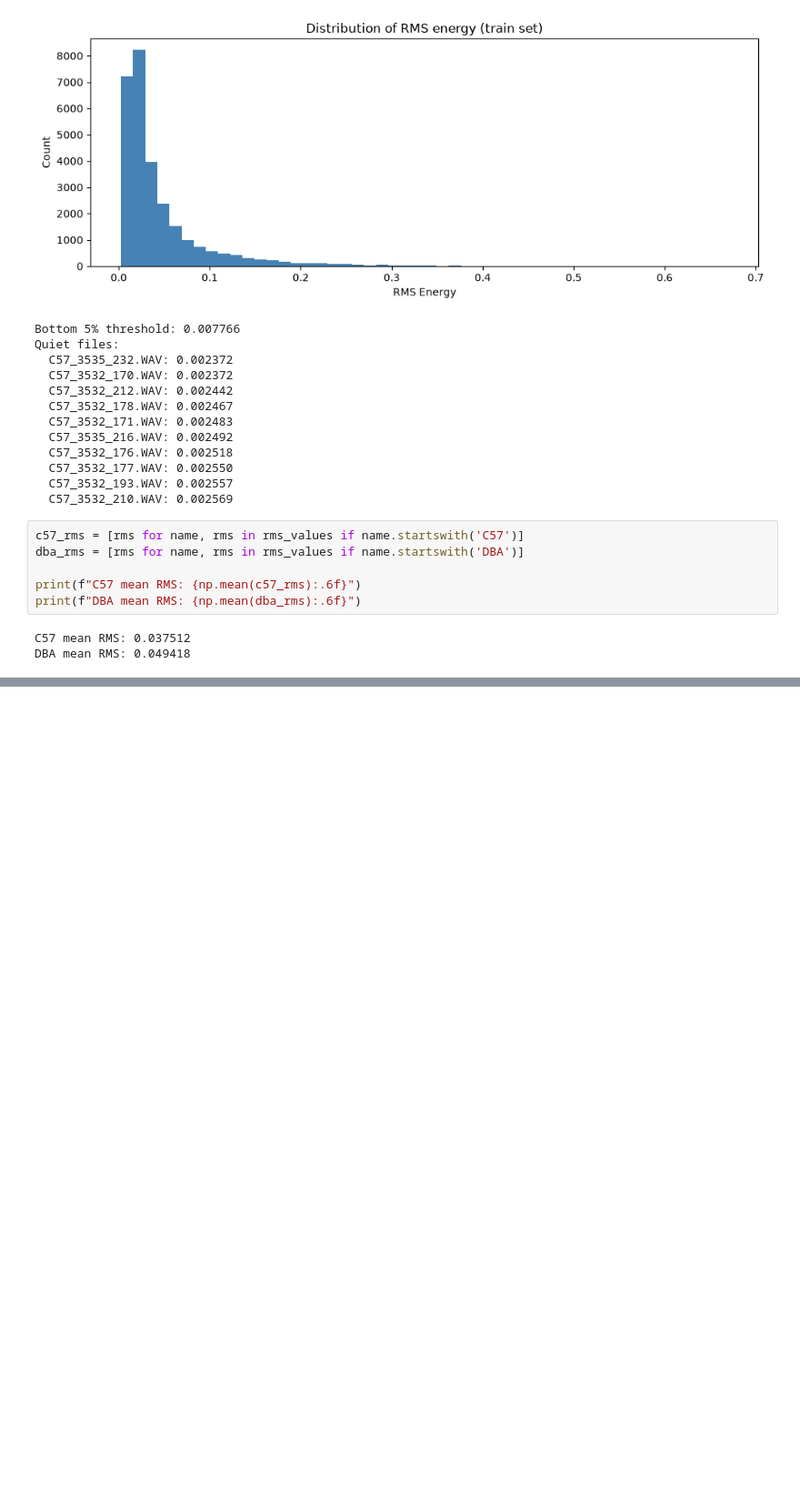
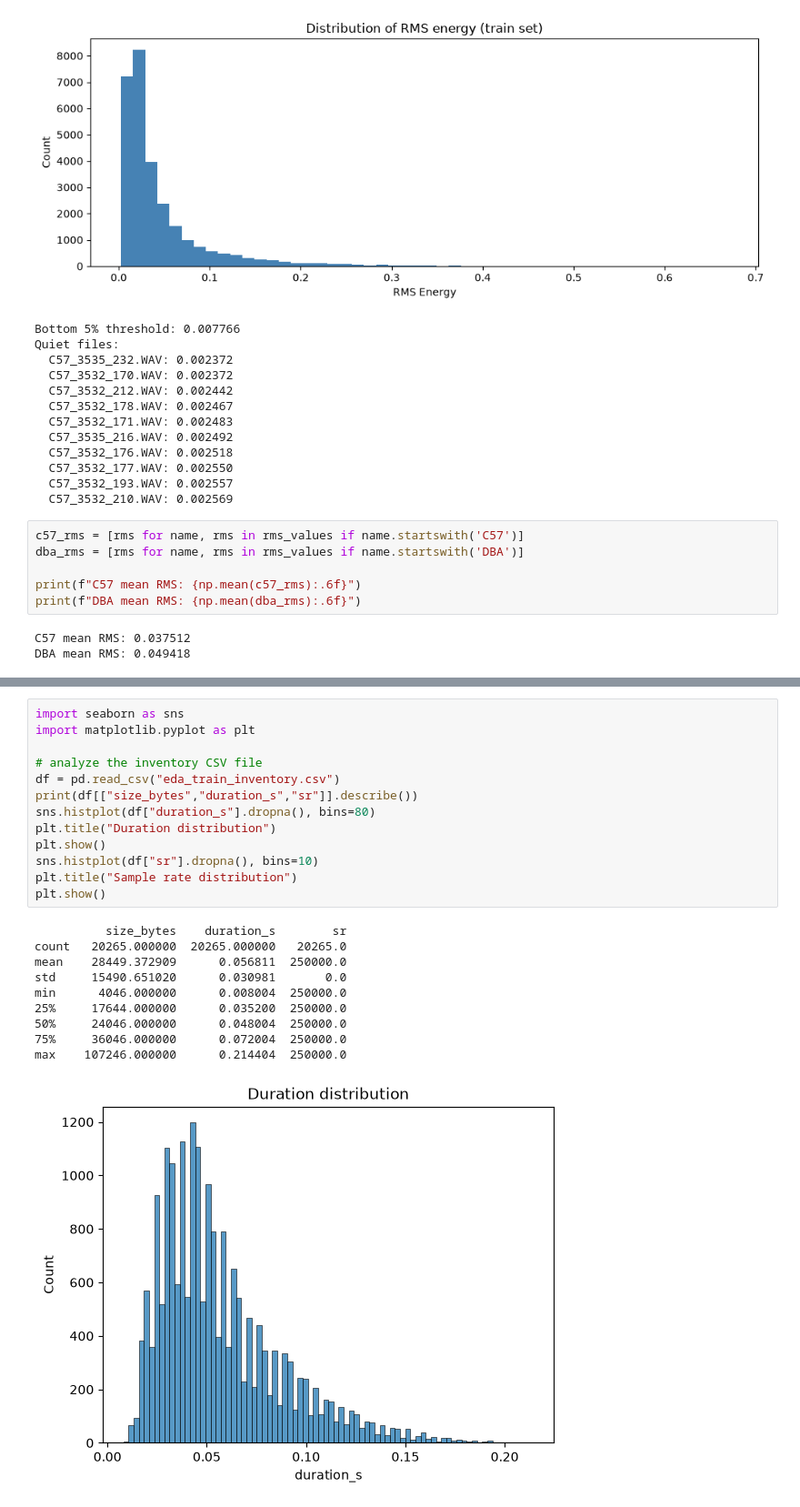
Before and after one commit to netra-khot/mouse_vocalization_2026, a Jupyter notebook: eda/ziya.ipynb, the cells around one changed output, grey strips where cells are left out. Shown at 91% size. Saved outputs shown, nothing was run; the diff lists cells and outputs as text; blank space fills up the shorter version.

```diff
--- a/eda/ziya.ipynb
+++ b/eda/ziya.ipynb
@@ -157,0 +179,24 @@ Deleted 895 C57 test files
+# %%
+import seaborn as sns
+import matplotlib.pyplot as plt
+
+# analyze the inventory CSV file
+df = pd.read_csv("eda_train_inventory.csv")
+print(df[["size_bytes","duration_s","sr"]].describe())
+sns.histplot(df["duration_s"].dropna(), bins=80)
+plt.title("Duration distribution")
+plt.show()
+sns.histplot(df["sr"].dropna(), bins=10)
+plt.title("Sample rate distribution")
+plt.show()
+# %% [output]
+          size_bytes    duration_s        sr
+count   20265.000000  20265.000000   20265.0
+mean    28449.372909      0.056811  250000.0
+std     15490.651020      0.030981       0.0
+min      4046.000000      0.008004  250000.0
+25%     17644.000000      0.035200  250000.0
+50%     24046.000000      0.048004  250000.0
+75%     36046.000000      0.072004  250000.0
+max    107246.000000      0.214404  250000.0
+[figure, added]
```
Also changed, not shown: parts of 6 cells of this notebook, 1 other file.
